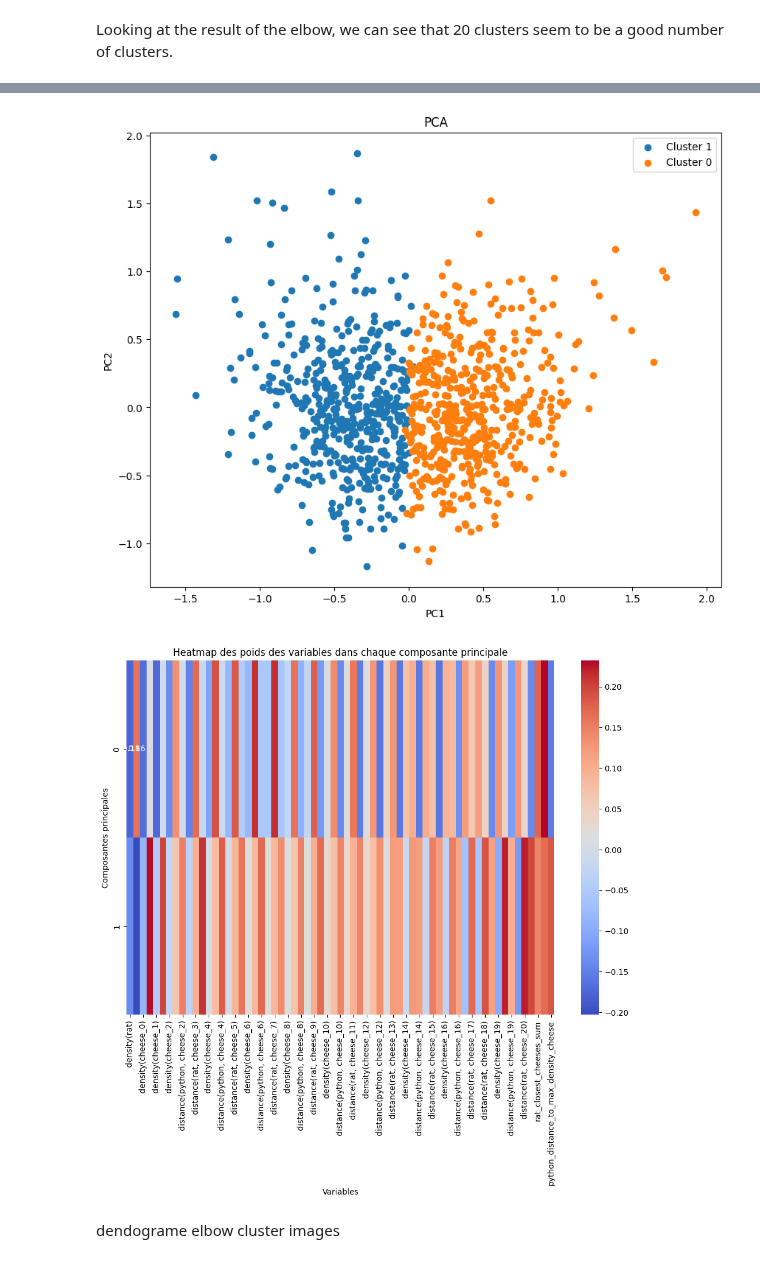
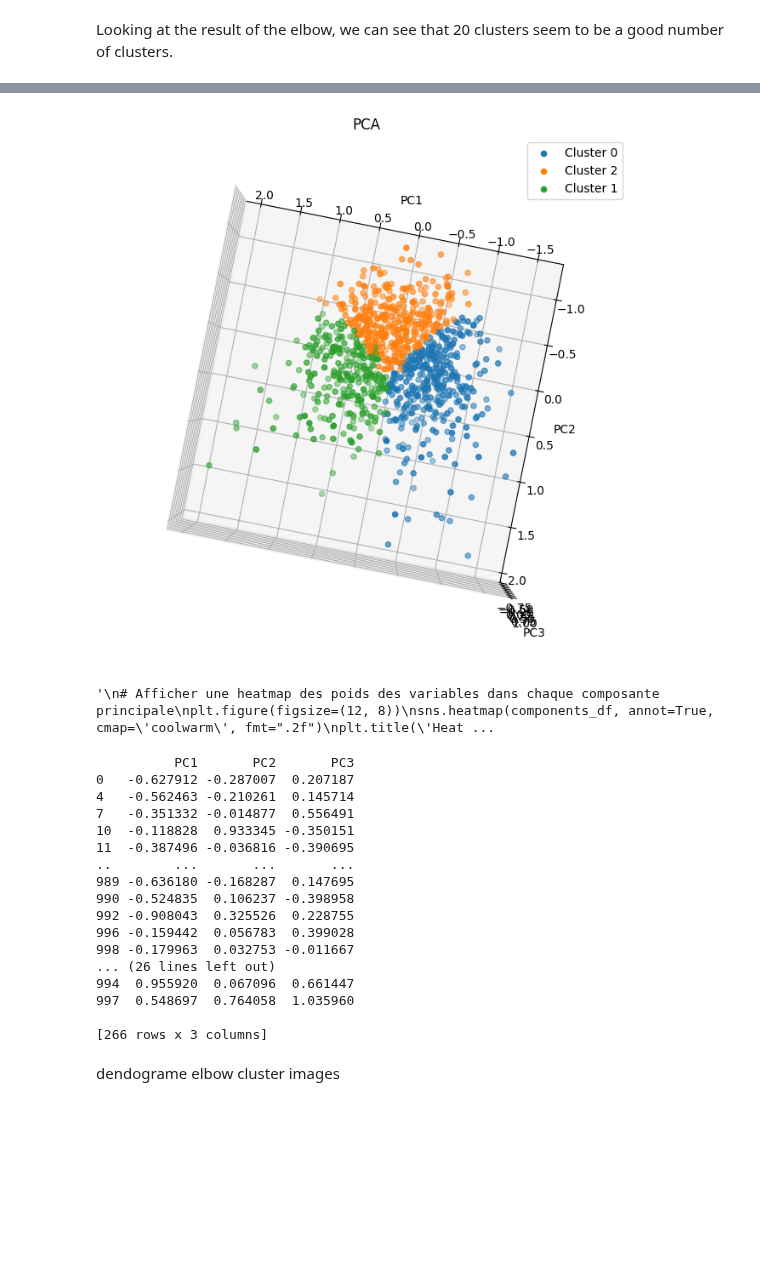
Before and after one commit to Gregsai/introduction-to-ai, a Jupyter notebook: session3/lab/Lab_3_presentation_2.ipynb, the cells around one changed output, grey strips where cells are left out. Drawn from its saved outputs; the diff is of its cells as text; code cells hidden in the pictures; blank space fills up the shorter version.

```diff
--- a/session3/lab/Lab_3_presentation_2.ipynb
+++ b/session3/lab/Lab_3_presentation_2.ipynb
@@ -241,7 +241,7 @@ features_unsupervised_reduced_normalized = normalize_df(features_unsupervised_re
 inertias = []
 
 # Define a range of values for n_clusters (number of clusters)
-n_clusters = np.arange(1, 80, 2)
+n_clusters = np.arange(1, 80, 10)
 
 import tqdm
 
@@ -263,7 +263,7 @@ plt.show()
 Looking at the result of the elbow, we can see that 20 clusters seem to be a good number of clusters.
 # %%
 # You can choose a number based on your Elbow Method plot
-n_clusters = 2  # for example
+n_clusters = 3  # for example
 
 # Initialize the KMeans model
 kmeans = KMeans(n_clusters=n_clusters, random_state=0)
@@ -296,52 +298,85 @@ plt.show()
 # %%
+
 import pandas as pd
 from sklearn.decomposition import PCA
 import matplotlib.pyplot as plt
+from mpl_toolkits.mplot3d import Axes3D  # Importer Axes3D
 
 # Charger les données
 # Supposons que features_unsupervised_normalized_reduced_df est déjà disponible
 
 # Appliquer la PCA
-pca = PCA(n_components=2)  # Spécifiez le nombre de composantes principales souhaitées
+pca = PCA(n_components=3)  # Spécifiez le nombre de composantes principales souhaitées
 X_pca = pca.fit_transform(features_unsupervised_reduced_normalized.drop(columns='cluster'))
 
 # Créer un DataFrame pour les composantes principales
-pca_df = pd.DataFrame(data=X_pca, columns=['PC1', 'PC2'])
+pca_df = pd.DataFrame(data=X_pca, columns=['PC1', 'PC2', 'PC3'])
 
 # Récupérer les informations sur les clusters
 clusters = features_unsupervised_reduced_normalized['cluster']
 
-# Visualisation des données dans l'espace PCA
-plt.figure(figsize=(10, 8))
+# Visualisation des données dans l'espace PCA en 3D
+fig = plt.figure(figsize=(10, 8))
+ax = fig.add_subplot(111, projection='3d')
 
 # Colorer les points en fonction des clusters
 unique_clusters = clusters.unique()
 for cluster in unique_clusters:
     cluster_data = pca_df[clusters == cluster]
-    plt.scatter(cluster_data['PC1'], cluster_data['PC2'], label=f'Cluster {cluster}')
+    ax.scatter(cluster_data['PC1'], cluster_data['PC2'], cluster_data['PC3'], label=f'Cluster {cluster}')
 
-plt.xlabel('PC1')
-plt.ylabel('PC2')
-plt.title('PCA')
-plt.legend()
+ax.set_xlabel('PC1')
+ax.set_ylabel('PC2')
+ax.set_zlabel('PC3')
+ax.set_title('PCA')
+ax.legend()
+
+# Changer l'angle de vue
+ax.view_init(elev=90, azim=100)  # Modifiez les angles d'élévation et d'azimut ici
+
+
 plt.show()
+
 import seaborn as sns
 
 components = pca.components_
 
 # Créer un DataFrame pour les composantes principales et les noms des variables d'origine
 components_df = pd.DataFrame(components, columns=features_unsupervised_reduced_normalized.drop(columns='cluster').columns)
-
+"""
 # Afficher une heatmap des poids des variables dans chaque composante principale
 plt.figure(figsize=(12, 8))
 sns.heatmap(components_df, annot=True, cmap='coolwarm', fmt=".2f")
 plt.title('Heatmap des poids des variables dans chaque composante principale')
 plt.xlabel('Variables')
 plt.ylabel('Composantes principales')
 plt.show()
+"""
 # %% [output]
-[figure, old version]
+[figure, new version]
-[figure, removed]
+'\n# Afficher une heatmap des poids des variables dans chaque composante principale\nplt.figure(figsize=(12, 8))\nsns.heatmap(components_df, annot=True, cmap=\'coolwarm\', fmt=".2f")\nplt.title(\'Heat ...
+# %%
+for cluster in unique_clusters:
+    cluster_data = pca_df[clusters == cluster]
+    print(cluster_data)
+# %% [output]
+          PC1       PC2       PC3
+0   -0.627912 -0.287007  0.207187
+4   -0.562463 -0.210261  0.145714
+7   -0.351332 -0.014877  0.556491
+10  -0.118828  0.933345 -0.350151
+11  -0.387496 -0.036816 -0.390695
+..        ...       ...       ...
+989 -0.636180 -0.168287  0.147695
+990 -0.524835  0.106237 -0.398958
+992 -0.908043  0.325526  0.228755
+996 -0.159442  0.056783  0.399028
+998 -0.179963  0.032753 -0.011667
+... (26 lines left out)
+994  0.955920  0.067096  0.661447
+997  0.548697  0.764058  1.035960
+
+[266 rows x 3 columns]
 # %% [markdown]
 dendograme
 elbow
```
Also changed, not shown: parts of 2 cells of this notebook.
